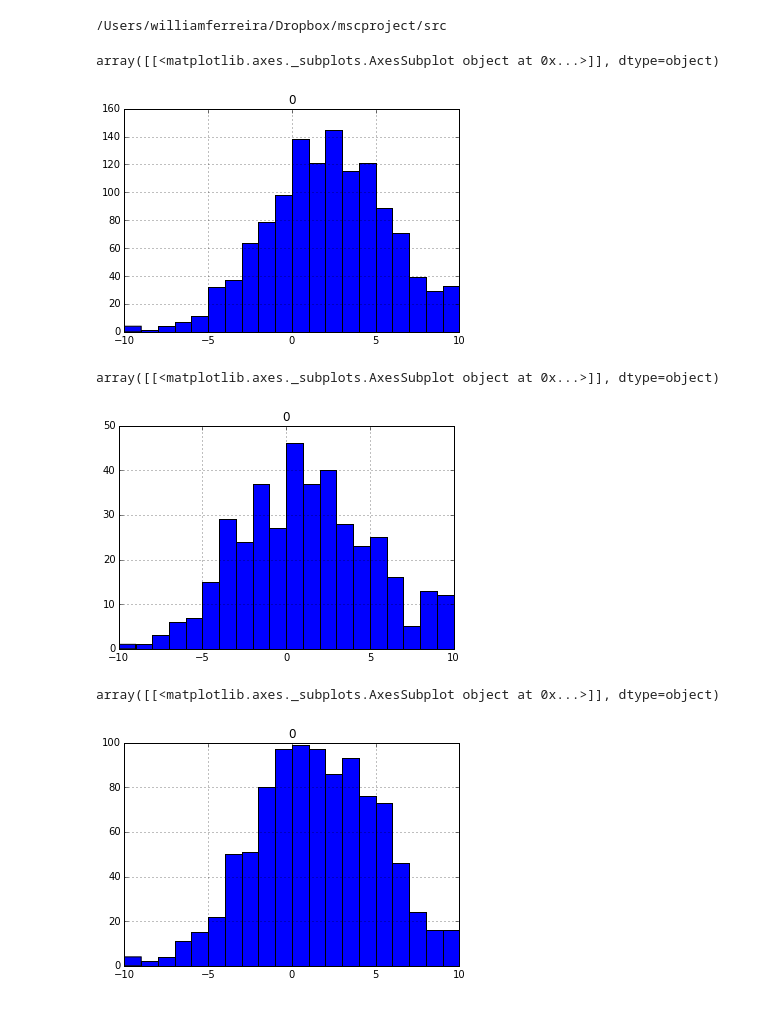
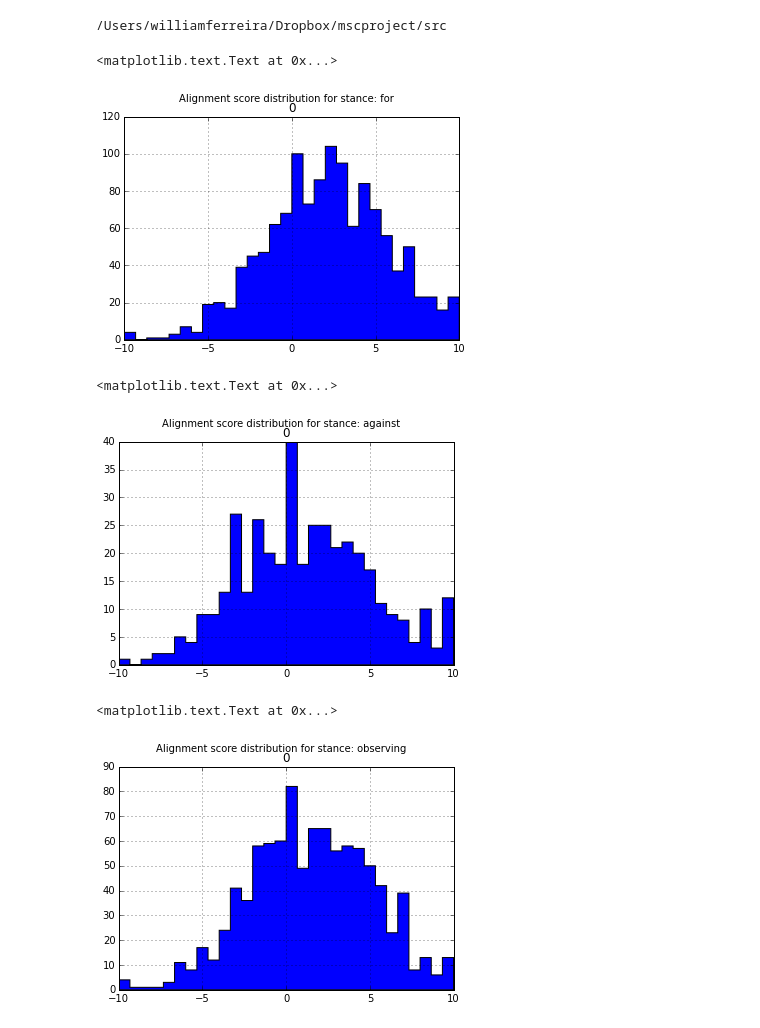
Before and after one commit to willferreira/mscproject, a Jupyter notebook: notebooks/Alignment distribution.ipynb, the cells around one changed output. Cells and saved outputs as stored; diff of their text form; code cells hidden in the pictures.

```diff
--- a/notebooks/Alignment distribution.ipynb
+++ b/notebooks/Alignment distribution.ipynb
@@ -17,17 +18,20 @@ for (c_id, a_id), alignment in aligned_data.items():
     stance = df_clean[df_clean.articleId == a_id].iloc[0]['articleHeadlineStance']
     data.setdefault(stance, []).append(alignment[1])
 # %%
-pd.DataFrame(data['for']).hist(bins=20)
+pd.DataFrame(data['for']).hist(bins=30, histtype='stepfilled')
+pl.suptitle("Alignment score distribution for stance: for")
 # %% [output]
-array([[<matplotlib.axes._subplots.AxesSubplot object at 0x...>]], dtype=object)
+<matplotlib.text.Text at 0x...>
-[figure, old version]
+[figure, new version]
 # %%
-pd.DataFrame(data['against']).hist(bins=20)
+pd.DataFrame(data['against']).hist(bins=30, histtype='stepfilled')
+pl.suptitle("Alignment score distribution for stance: against")
 # %% [output]
-array([[<matplotlib.axes._subplots.AxesSubplot object at 0x...>]], dtype=object)
+<matplotlib.text.Text at 0x...>
-[figure, old version]
+[figure, new version]
 # %%
-pd.DataFrame(data['observing']).hist(bins=20)
+pd.DataFrame(data['observing']).hist(bins=30, histtype='stepfilled')
+pl.suptitle("Alignment score distribution for stance: observing")
 # %% [output]
-array([[<matplotlib.axes._subplots.AxesSubplot object at 0x...>]], dtype=object)
+<matplotlib.text.Text at 0x...>
-[figure, old version]
+[figure, new version]
```
Also changed, not shown: parts of 1 cell of this notebook, 2 other files.
